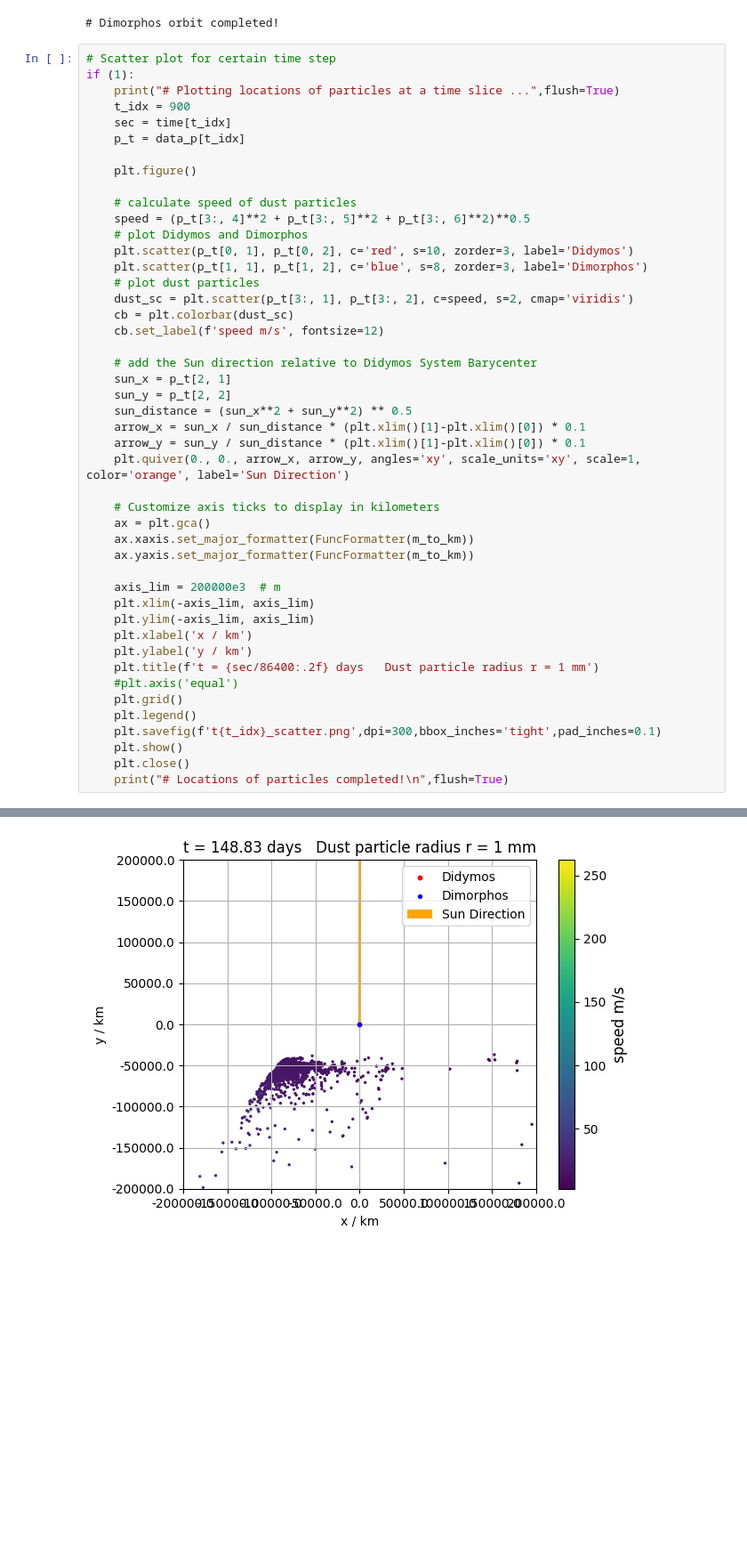
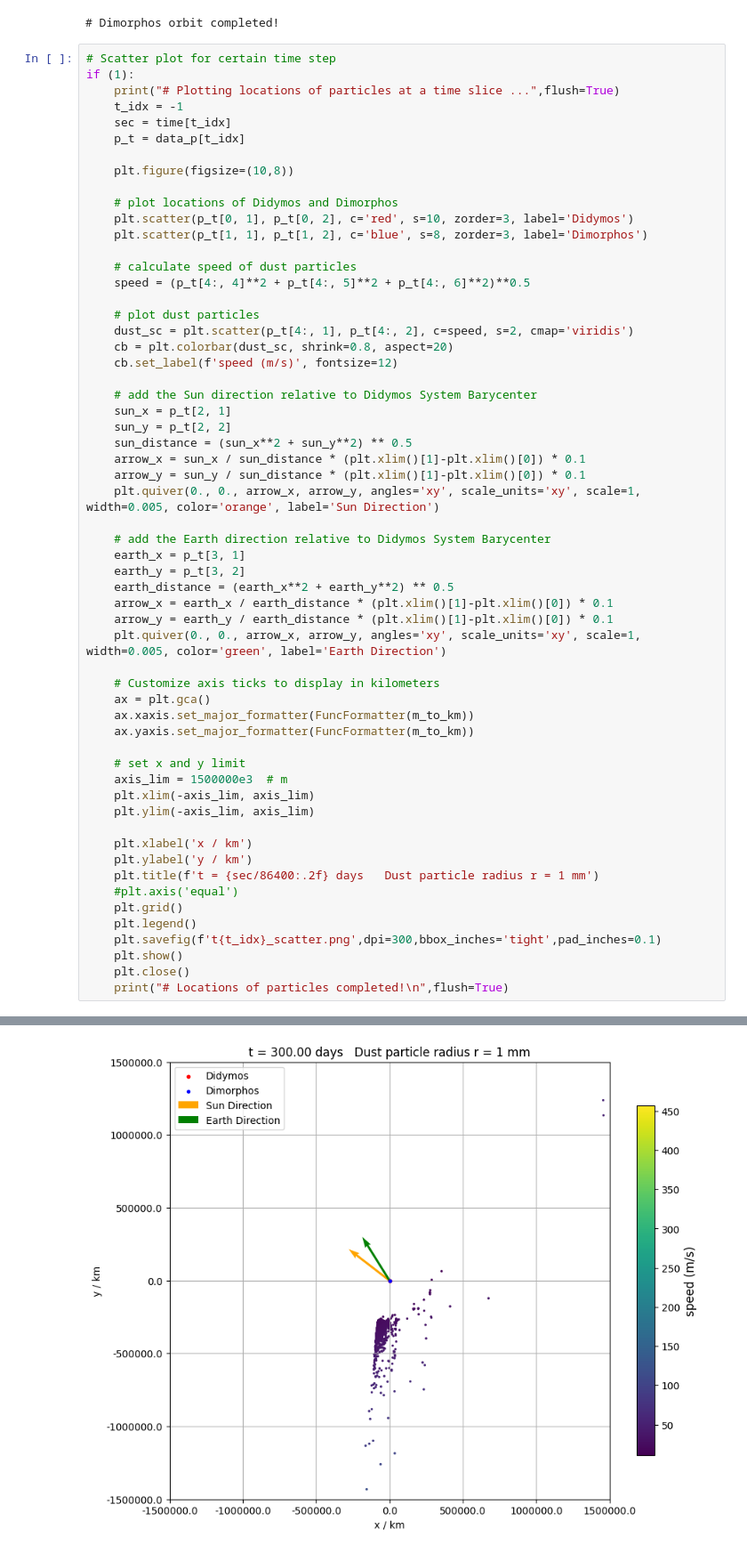
Before and after one commit to gitlinffff/rebound, a Jupyter notebook: examples/test_forcing/stats_plots.ipynb, the cells around one changed output, grey strips where cells are left out. Shown: that part at 89% size. Cells and saved outputs as stored; diff of their text form; blank space fills up the shorter version.

Commit message:
add earth direction in the plot as reference

```diff
--- a/examples/test_forcing/stats_plots.ipynb
+++ b/examples/test_forcing/stats_plots.ipynb
@@ -92,49 +92,61 @@ if (1):
 # Scatter plot for certain time step
 if (1):
     print("# Plotting locations of particles at a time slice ...",flush=True)
-    t_idx = 900
+    t_idx = -1
     sec = time[t_idx]
     p_t = data_p[t_idx]
 
-    plt.figure()
+    plt.figure(figsize=(10,8))
+
+    # plot locations of Didymos and Dimorphos
+    plt.scatter(p_t[0, 1], p_t[0, 2], c='red', s=10, zorder=3, label='Didymos')
+    plt.scatter(p_t[1, 1], p_t[1, 2], c='blue', s=8, zorder=3, label='Dimorphos')
 
     # calculate speed of dust particles
-    speed = (p_t[3:, 4]**2 + p_t[3:, 5]**2 + p_t[3:, 6]**2)**0.5
-    # plot Didymos and Dimorphos
-    plt.scatter(p_t[0, 1], p_t[0, 2], c='red', s=10, zorder=3, label='Didymos')
-    plt.scatter(p_t[1, 1], p_t[1, 2], c='blue', s=8, zorder=3, label='Dimorphos')
+    speed = (p_t[4:, 4]**2 + p_t[4:, 5]**2 + p_t[4:, 6]**2)**0.5
+
     # plot dust particles
-    dust_sc = plt.scatter(p_t[3:, 1], p_t[3:, 2], c=speed, s=2, cmap='viridis')
-    cb = plt.colorbar(dust_sc)
-    cb.set_label(f'speed m/s', fontsize=12)
+    dust_sc = plt.scatter(p_t[4:, 1], p_t[4:, 2], c=speed, s=2, cmap='viridis')
+    cb = plt.colorbar(dust_sc, shrink=0.8, aspect=20)
+    cb.set_label(f'speed (m/s)', fontsize=12)
 
     # add the Sun direction relative to Didymos System Barycenter
     sun_x = p_t[2, 1]
     sun_y = p_t[2, 2]
     sun_distance = (sun_x**2 + sun_y**2) ** 0.5
     arrow_x = sun_x / sun_distance * (plt.xlim()[1]-plt.xlim()[0]) * 0.1
     arrow_y = sun_y / sun_distance * (plt.xlim()[1]-plt.xlim()[0]) * 0.1
-    plt.quiver(0., 0., arrow_x, arrow_y, angles='xy', scale_units='xy', scale=1, color='orange', label='Sun Direction')
+    plt.quiver(0., 0., arrow_x, arrow_y, angles='xy', scale_units='xy', scale=1, width=0.005, color='orange', label='Sun Direction')
+
+    # add the Earth direction relative to Didymos System Barycenter
+    earth_x = p_t[3, 1]
+    earth_y = p_t[3, 2]
+    earth_distance = (earth_x**2 + earth_y**2) ** 0.5
+    arrow_x = earth_x / earth_distance * (plt.xlim()[1]-plt.xlim()[0]) * 0.1
+    arrow_y = earth_y / earth_distance * (plt.xlim()[1]-plt.xlim()[0]) * 0.1
+    plt.quiver(0., 0., arrow_x, arrow_y, angles='xy', scale_units='xy', scale=1, width=0.005, color='green', label='Earth Direction')
 
     # Customize axis ticks to display in kilometers
     ax = plt.gca()
     ax.xaxis.set_major_formatter(FuncFormatter(m_to_km))
     ax.yaxis.set_major_formatter(FuncFormatter(m_to_km))
 
-    axis_lim = 200000e3  # m
+    # set x and y limit
+    axis_lim = 1500000e3  # m
     plt.xlim(-axis_lim, axis_lim)
     plt.ylim(-axis_lim, axis_lim)
+
     plt.xlabel('x / km')
     plt.ylabel('y / km')
     plt.title(f't = {sec/86400:.2f} days   Dust particle radius r = 1 mm')
     #plt.axis('equal')
     plt.grid()
     plt.legend()
     plt.savefig(f't{t_idx}_scatter.png',dpi=300,bbox_inches='tight',pad_inches=0.1)
     plt.show()
     plt.close()
     print("# Locations of particles completed!\n",flush=True)
 # %% [output]
 # Plotting locations of particles at a time slice ...
-[figure, old version]
+[figure, new version]
 # Locations of particles completed!
```
Also changed, not shown: parts of 2 cells of this notebook.
